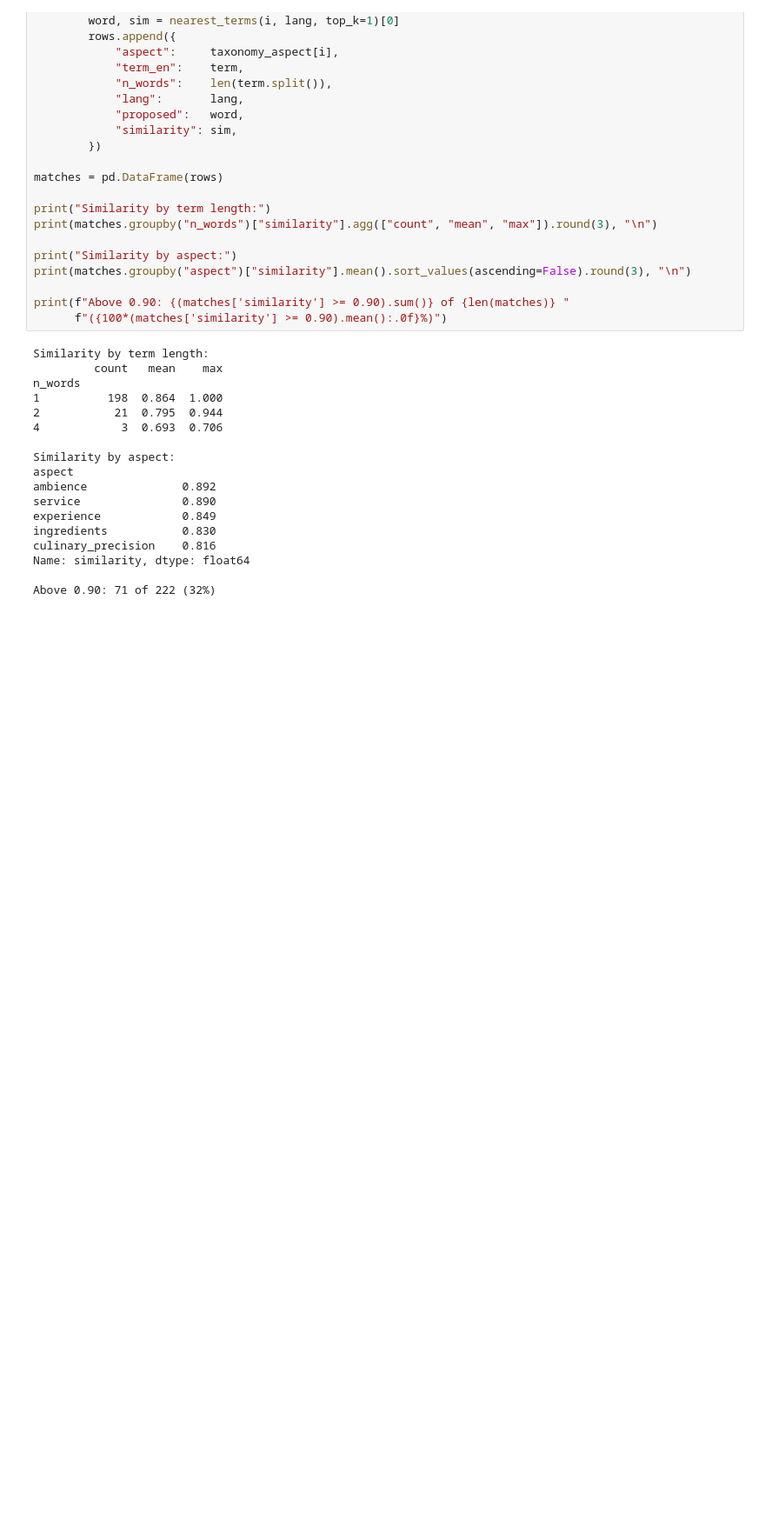
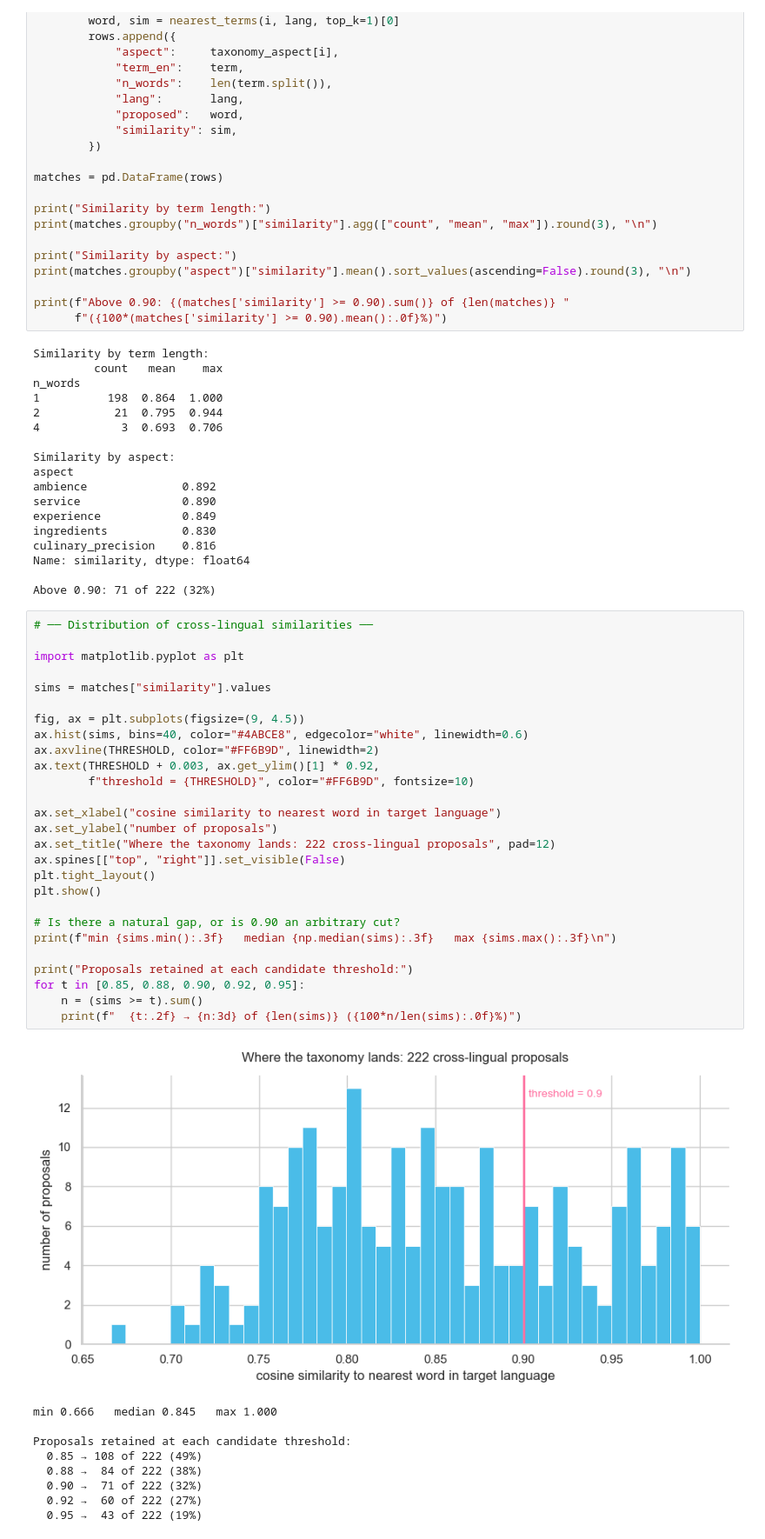
Before and after one commit to Gusti4ka/The-Grammar-of-Luxury, a Jupyter notebook: the-grammar-of-luxury.ipynb, the cells around one changed output. Shown at 87% size. Saved outputs shown, nothing was run; the diff lists cells and outputs as text; blank space fills up the shorter version.

```diff
--- a/the-grammar-of-luxury.ipynb
+++ b/the-grammar-of-luxury.ipynb
@@ -630,3 +631,40 @@ culinary_precision    0.816
 Name: similarity, dtype: float64
 
 Above 0.90: 71 of 222 (32%)
+# %%
+# ── Distribution of cross-lingual similarities ──
+
+import matplotlib.pyplot as plt
+
+sims = matches["similarity"].values
+
+fig, ax = plt.subplots(figsize=(9, 4.5))
+ax.hist(sims, bins=40, color="#4ABCE8", edgecolor="white", linewidth=0.6)
+ax.axvline(THRESHOLD, color="#FF6B9D", linewidth=2)
+ax.text(THRESHOLD + 0.003, ax.get_ylim()[1] * 0.92,
+        f"threshold = {THRESHOLD}", color="#FF6B9D", fontsize=10)
+
+ax.set_xlabel("cosine similarity to nearest word in target language")
+ax.set_ylabel("number of proposals")
+ax.set_title("Where the taxonomy lands: 222 cross-lingual proposals", pad=12)
+ax.spines[["top", "right"]].set_visible(False)
+plt.tight_layout()
+plt.show()
+
+# Is there a natural gap, or is 0.90 an arbitrary cut?
+print(f"min {sims.min():.3f}   median {np.median(sims):.3f}   max {sims.max():.3f}\n")
+
+print("Proposals retained at each candidate threshold:")
+for t in [0.85, 0.88, 0.90, 0.92, 0.95]:
+    n = (sims >= t).sum()
+    print(f"  {t:.2f} → {n:3d} of {len(sims)} ({100*n/len(sims):.0f}%)")
+# %% [output]
+[figure, added]
+min 0.666   median 0.845   max 1.000
+
+Proposals retained at each candidate threshold:
+  0.85 → 108 of 222 (49%)
+  0.88 →  84 of 222 (38%)
+  0.90 →  71 of 222 (32%)
+  0.92 →  60 of 222 (27%)
+  0.95 →  43 of 222 (19%)
```
Also changed, not shown: parts of 12 cells of this notebook.
